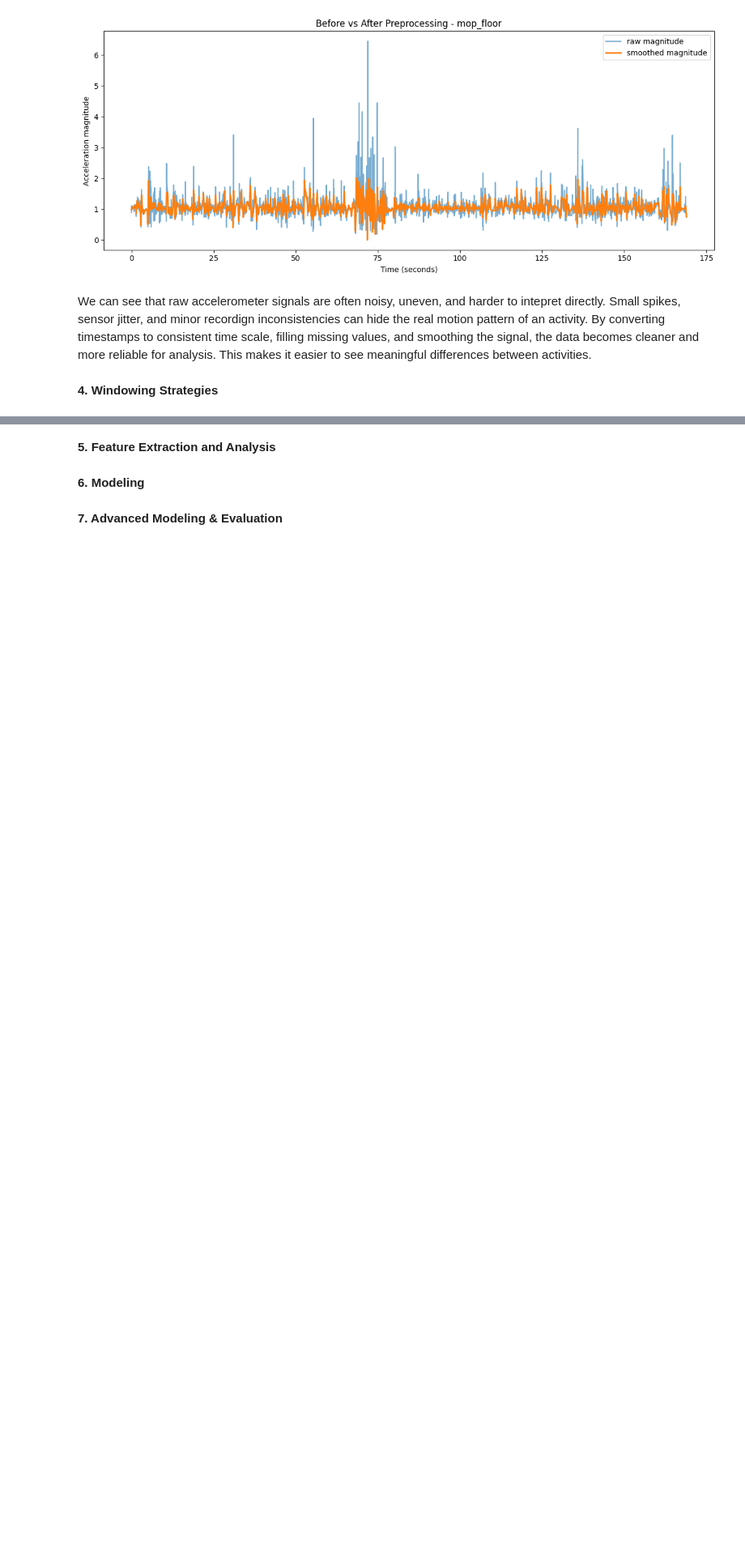
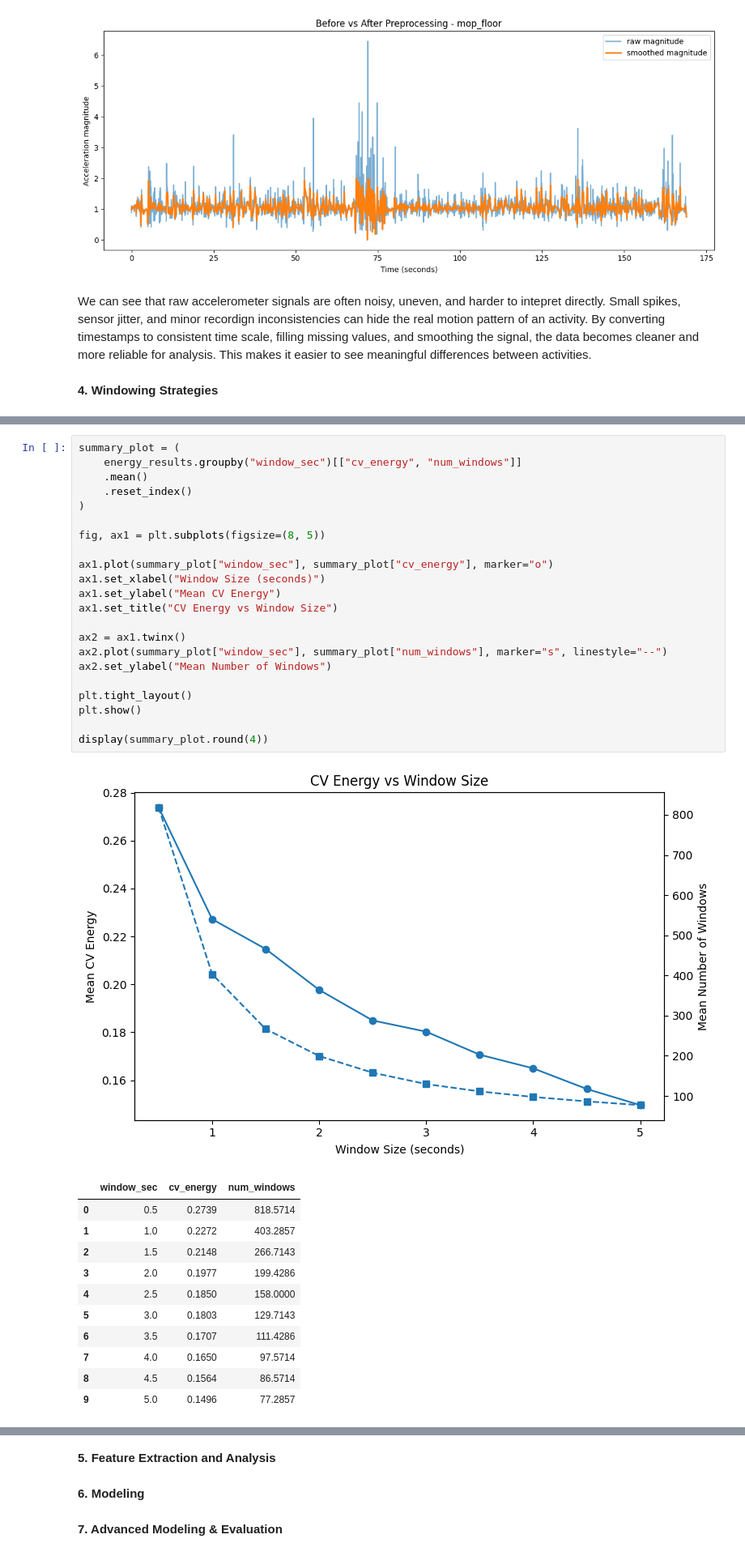
Before and after one commit to jaye311/CS156-Intro-To-AI-Project, a Jupyter notebook: main.ipynb, the cells around one changed output, grey strips where cells are left out. Shown at 81% size. Cells and saved outputs as stored; diff of their text form; blank space fills up the shorter version.

Commit message:
Plotted mean cv energy vs window size for windowing strategy

```diff
--- a/main.ipynb
+++ b/main.ipynb
@@ -268,3 +249,38 @@ display(energy_results.round(4))
+# %%
+summary_plot = (
+    energy_results.groupby("window_sec")[["cv_energy", "num_windows"]]
+    .mean()
+    .reset_index()
+)
+
+fig, ax1 = plt.subplots(figsize=(8, 5))
+
+ax1.plot(summary_plot["window_sec"], summary_plot["cv_energy"], marker="o")
+ax1.set_xlabel("Window Size (seconds)")
+ax1.set_ylabel("Mean CV Energy")
+ax1.set_title("CV Energy vs Window Size")
+
+ax2 = ax1.twinx()
+ax2.plot(summary_plot["window_sec"], summary_plot["num_windows"], marker="s", linestyle="--")
+ax2.set_ylabel("Mean Number of Windows")
+
+plt.tight_layout()
+plt.show()
+
+display(summary_plot.round(4))
+# %% [output]
+[figure, added]
+|  | window_sec | cv_energy | num_windows |
+| 0 | 0.5 | 0.2739 | 818.5714 |
+| 1 | 1.0 | 0.2272 | 403.2857 |
+| 2 | 1.5 | 0.2148 | 266.7143 |
+| 3 | 2.0 | 0.1977 | 199.4286 |
+| 4 | 2.5 | 0.1850 | 158.0000 |
+| 5 | 3.0 | 0.1803 | 129.7143 |
+| 6 | 3.5 | 0.1707 | 111.4286 |
+| 7 | 4.0 | 0.1650 | 97.5714 |
+| 8 | 4.5 | 0.1564 | 86.5714 |
+| 9 | 5.0 | 0.1496 | 77.2857 |
 # %% [markdown]
 Different window sizes from 0.5 to 5.0 seconds were tested using 50% overlap. For each window, normalized energy was computed. The coefficient of variation of window energy was used to measure stability. CV is defined as the standard deviation divided by the mean. Lower CV means the window energies are more similar to one another, so segmentation is more stable. A higher CV means activity is more variable across windows.
 
```
Also changed, not shown: parts of 2 cells of this notebook.
